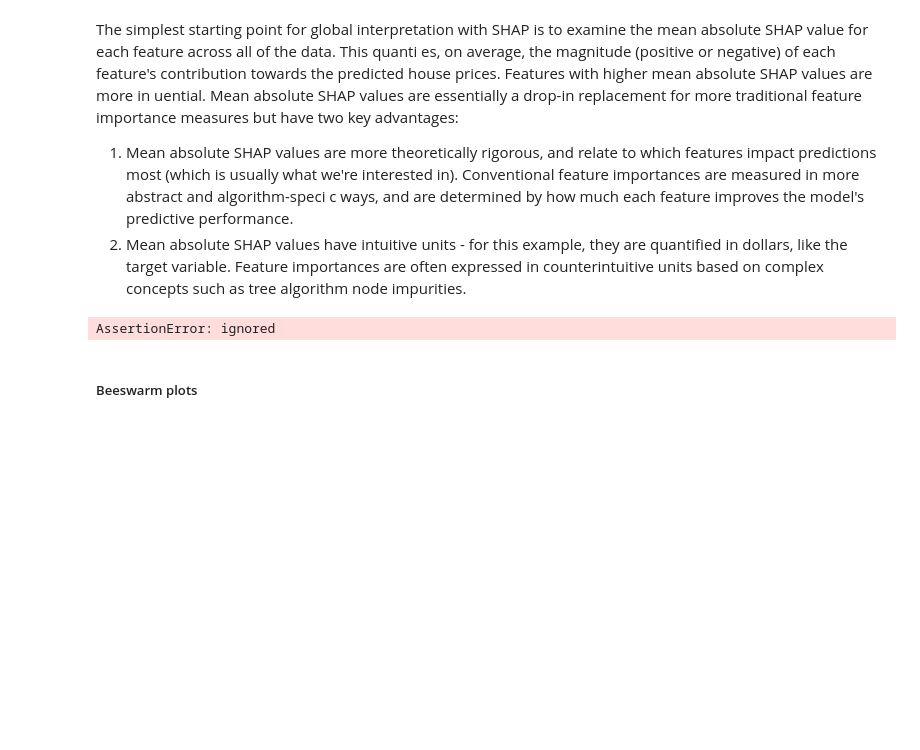
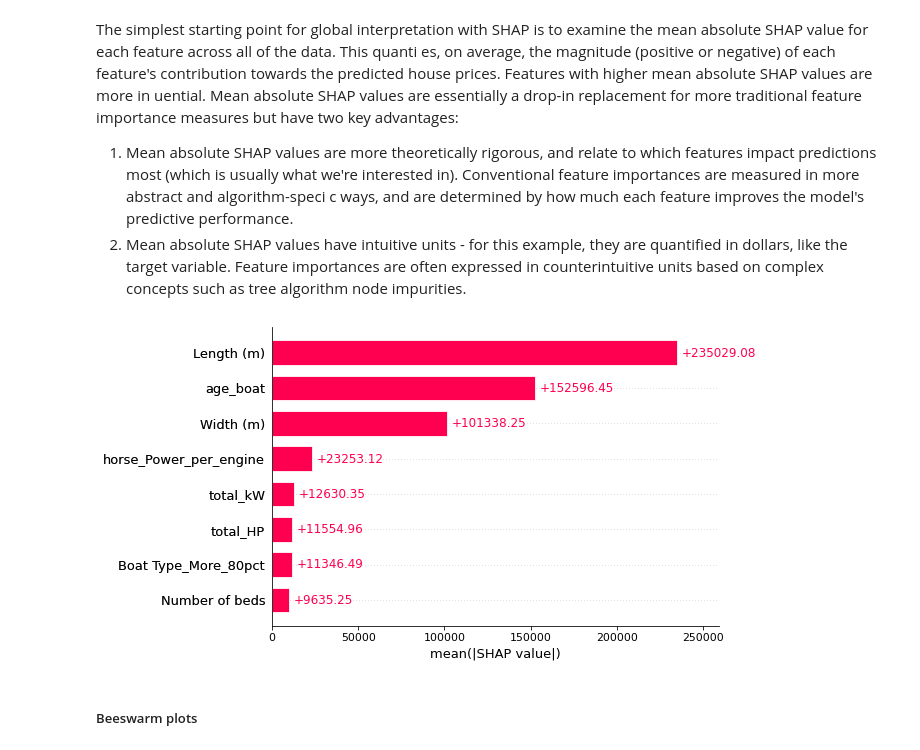
Before and after one commit to lovedatascience1/AcademyPublic, a Jupyter notebook: Boats_v1.ipynb, the cells around one changed output. Saved outputs shown, nothing was run; the diff lists cells and outputs as text; code cells hidden in the pictures; blank space fills up the shorter version.

```diff
--- a/Boats_v1.ipynb
+++ b/Boats_v1.ipynb
@@ -2659,17 +2670,17 @@ improves the model's predictive performance.
 # %%
 '''Mean absolute SHAP values are typically displayed as bar plots that rank features
 by their importance.
 The key characteristics to examine are the ordering of features and the relative magnitudes
 of the mean absolute SHAP values.
 Here we see that <<Length>> is the most influential variable, contributing on
 average ±CHF 171301.82 to each predicted house price. By contrast, the least informative
 variable, <<Fresh Water Cap>>, contributes only ± CHF 4161 '''
 
-shap.plots.bar(explainer.expected_value,
-               shap_values
-               )
+shap.plots.bar(shap_values,
+               #max_display=15,
+               show=False)
 # %% [output]
-AssertionError: ignored
+[figure, added]
 # %% [markdown]
 ##### Beeswarm plots
 # %% [markdown]
```
Also changed, not shown: parts of 12 cells of this notebook.
